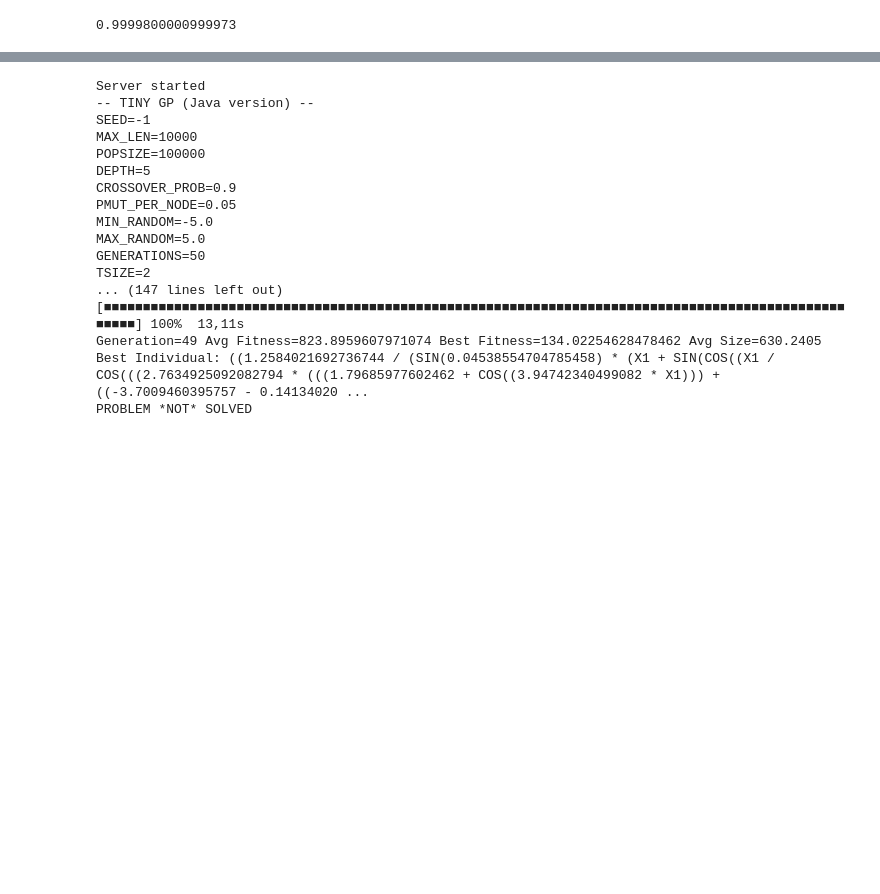
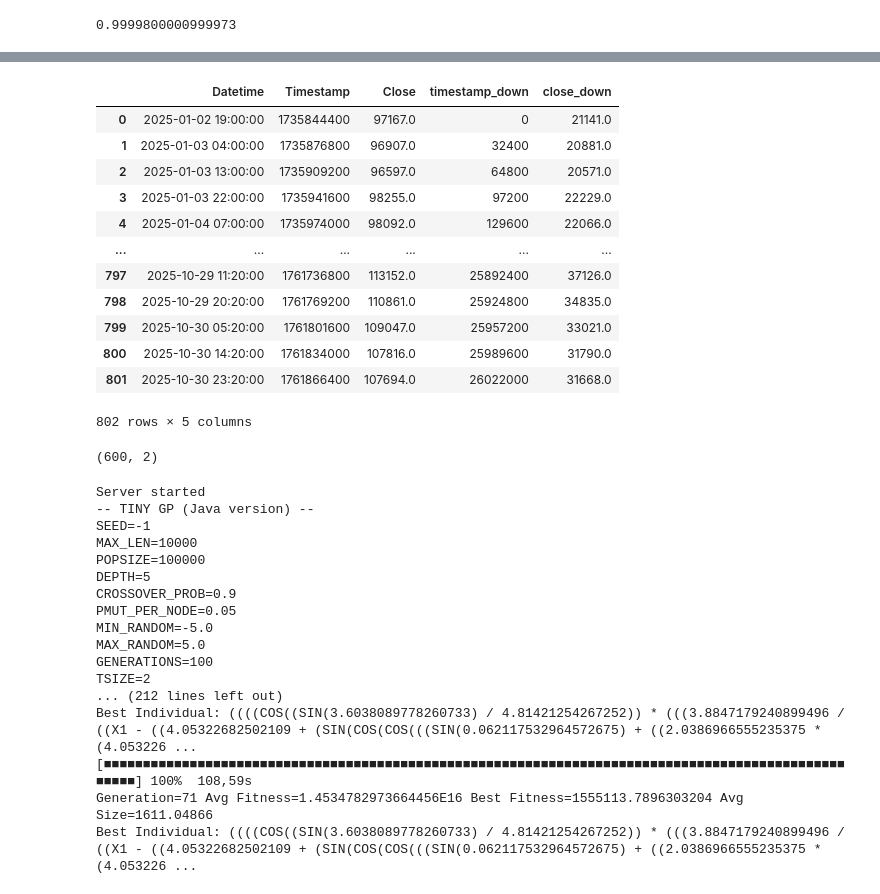
Before and after one commit to malekkonrad/genetic_programming, a Jupyter notebook: GP.ipynb, the cells around one changed output, grey strips where cells are left out. Cells and saved outputs as stored; diff of their text form; code cells hidden in the pictures; blank space fills up the shorter version.

Commit message:
added bitcoin prediction

```diff
--- a/GP.ipynb
+++ b/GP.ipynb
@@ -248,3 +248,27 @@ def useful_iteration_probability(k, D):
 print(useful_iteration_probability(2, 4))
 # %% [output]
 0.9999800000999973
+# %%
+import pandas as pd
+
+skip_start = 9500 * 720
+
+# Load only every 720th row (skiprows can be used with a lambda)
+df = pd.read_csv(
+    "data/btcusd_1-min_data.csv",  # path to your file
+    skiprows=lambda x: x != 0 and (x <= skip_start or (x - skip_start) % 540 != 0)
+)
+
+# Keep only the 'Timestamp' and 'Close' columns
+df = df[['Timestamp', 'Close']]
+
+# Convert timestamp (Unix seconds) to datetime
+df['Datetime'] = pd.to_datetime(df['Timestamp'], unit='s')
+
+# Step 4: Ensure Timestamp is float or int
+df['Timestamp'] = df['Timestamp'].astype('int64')
+
+# Optional: reorder columns for clarity
+df = df[['Datetime', 'Timestamp', 'Close']]
+
+print(df)
@@ -250,0 +290,20 @@ print(useful_iteration_probability(2, 4))
+# %%
+import numpy as np
+
+df['timestamp_down'] = df['Timestamp'] - df['Timestamp'].min()
+df['close_down'] = df['Close'] - df['Close'].min()
+df
+# %% [output]
+|  | Datetime | Timestamp | Close | timestamp_down | close_down |
+| 0 | 2025-01-02 19:00:00 | 1735844400 | 97167.0 | 0 | 21141.0 |
+| 1 | 2025-01-03 04:00:00 | 1735876800 | 96907.0 | 32400 | 20881.0 |
+| 2 | 2025-01-03 13:00:00 | 1735909200 | 96597.0 | 64800 | 20571.0 |
+| 3 | 2025-01-03 22:00:00 | 1735941600 | 98255.0 | 97200 | 22229.0 |
+| 4 | 2025-01-04 07:00:00 | 1735974000 | 98092.0 | 129600 | 22066.0 |
+| ... | ... | ... | ... | ... | ... |
+| 797 | 2025-10-29 11:20:00 | 1761736800 | 113152.0 | 25892400 | 37126.0 |
+| 798 | 2025-10-29 20:20:00 | 1761769200 | 110861.0 | 25924800 | 34835.0 |
+| 799 | 2025-10-30 05:20:00 | 1761801600 | 109047.0 | 25957200 | 33021.0 |
+| 800 | 2025-10-30 14:20:00 | 1761834000 | 107816.0 | 25989600 | 31790.0 |
+| 801 | 2025-10-30 23:20:00 | 1761866400 | 107694.0 | 26022000 | 31668.0 |
+802 rows × 5 columns
@@ -251,8 +317,20 @@ print(useful_iteration_probability(2, 4))
+# %%
+targets = df[['timestamp_down', 'close_down']].to_numpy()[:600]
+validation = df[['timestamp_down', 'close_down']].to_numpy()[600:]
+print(targets.shape)   # should print something like (N, 2)
+# %% [output]
+(600, 2)
 # %%
-# ex11
-for letter in ["b"]:
-    solver_11 = GeneticSolver(f"problem11_{letter}")
-    solver_11.solve(generations=50, operations={Operation.ADD, Operation.SUB, Operation.MUL, Operation.DIV, Operation.SIN, Operation.COS})
+from tiny_gp import TinyGP, Operation
+
+TinyGP.set_java_path("java")
+
+gp = TinyGP(
+    generations=100,
+    operations={Operation.ADD, Operation.SUB, Operation.MUL, Operation.DIV, Operation.SIN, Operation.COS}
+)
+gp.fit(targets)
+gp.save_json("gps/bitcoin2.json")
 # %% [output]
 Server started
 -- TINY GP (Java version) --
@@ -264,10 +342,10 @@ CROSSOVER_PROB=0.9
 PMUT_PER_NODE=0.05
 MIN_RANDOM=-5.0
 MAX_RANDOM=5.0
-GENERATIONS=50
+GENERATIONS=100
 TSIZE=2
-... (147 lines left out)
-[■■■■■■■■■■■■■■■■■■■■■■■■■■■■■■■■■■■■■■■■■■■■■■■■■■■■■■■■■■■■■■■■■■■■■■■■■■■■■■■■■■■■■■■■■■■■■■■■■■■■] 100%  13,11s
-Generation=49 Avg Fitness=823.8959607971074 Best Fitness=134.02254628478462 Avg Size=630.2405
-Best Individual: ((1.2584021692736744 / (SIN(0.04538554704785458) * (X1 + SIN(COS((X1 / COS(((2.7634925092082794 * (((1.79685977602462 + COS((3.94742340499082 * X1))) + ((-3.7009460395757 - 0.14134020 ...
-PROBLEM *NOT* SOLVED
+... (212 lines left out)
+Best Individual: ((((COS((SIN(3.6038089778260733) / 4.81421254267252)) * (((3.8847179240899496 / ((X1 - ((4.05322682502109 + (SIN(COS(COS(((SIN(0.062117532964572675) + ((2.0386966555235375 * (4.053226 ...
+[■■■■■■■■■■■■■■■■■■■■■■■■■■■■■■■■■■■■■■■■■■■■■■■■■■■■■■■■■■■■■■■■■■■■■■■■■■■■■■■■■■■■■■■■■■■■■■■■■■■■] 100%  108,59s
+Generation=71 Avg Fitness=1.4534782973664456E16 Best Fitness=1555113.7896303204 Avg Size=1611.04866
+Best Individual: ((((COS((SIN(3.6038089778260733) / 4.81421254267252)) * (((3.8847179240899496 / ((X1 - ((4.05322682502109 + (SIN(COS(COS(((SIN(0.062117532964572675) + ((2.0386966555235375 * (4.053226 ...
```
Also changed, not shown: parts of 5 cells of this notebook, 4 other files.
